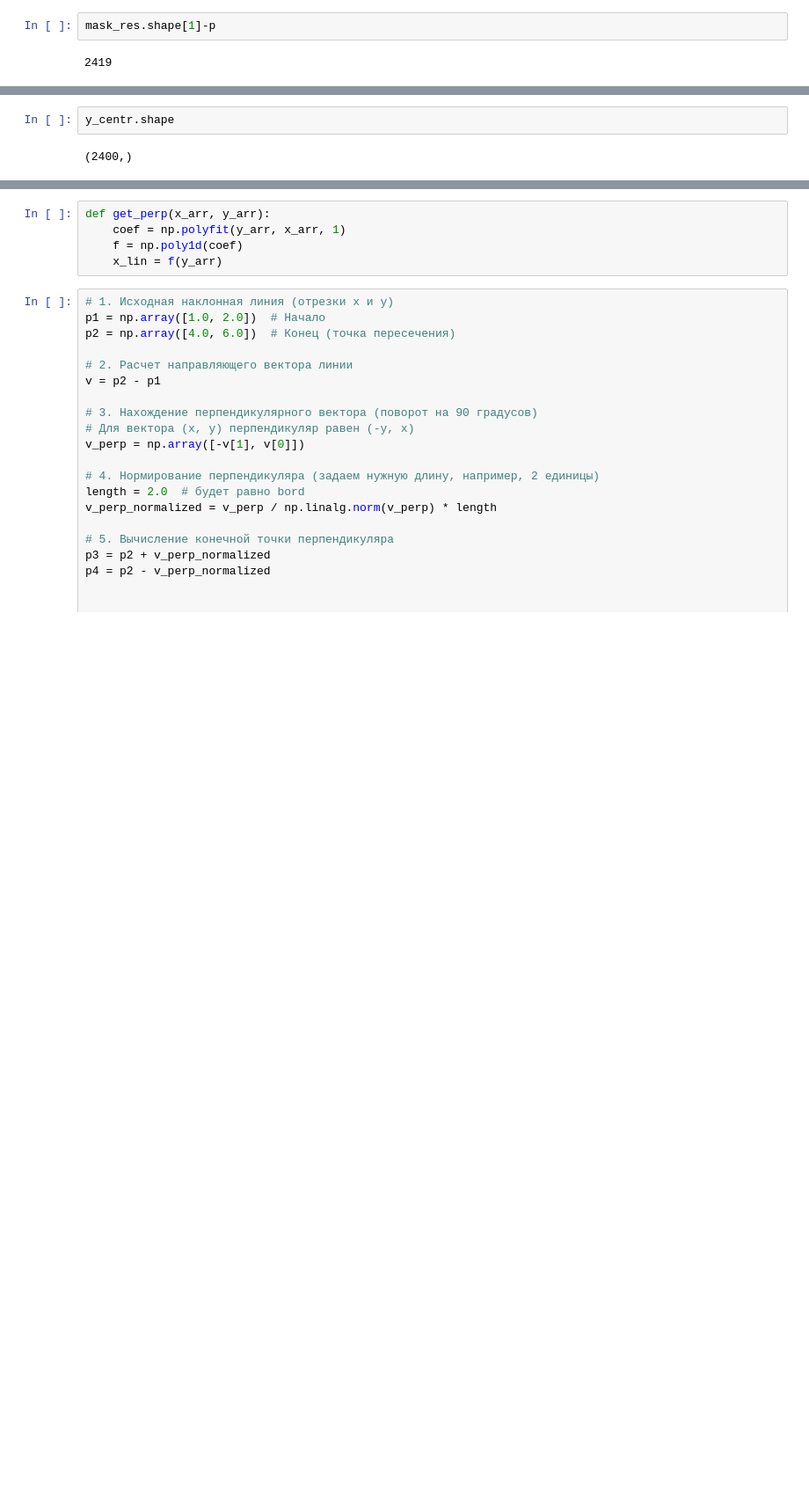
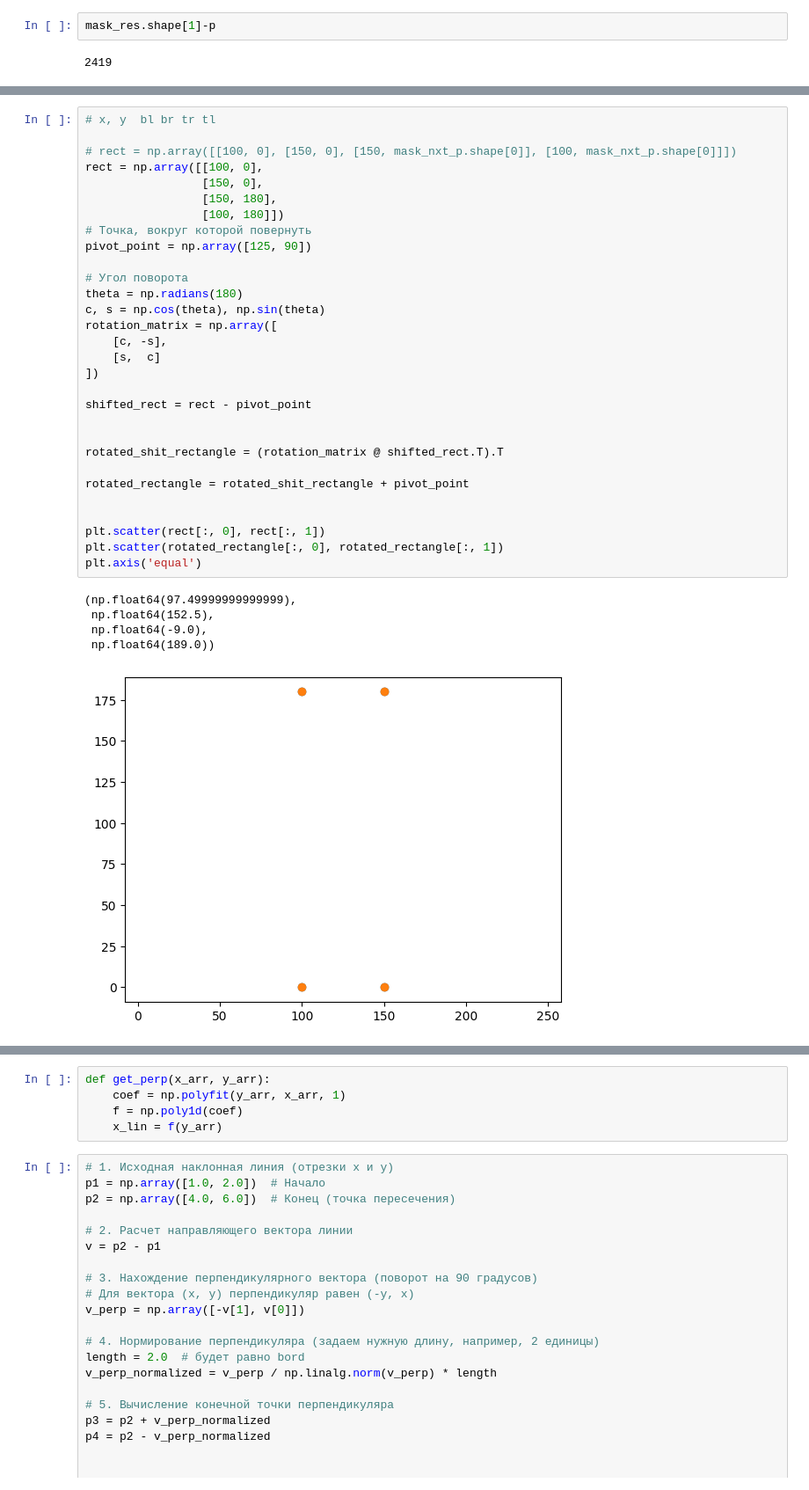
Before and after one commit to Andrudewt/perspective, a Jupyter notebook: main.ipynb, the cells around one changed output, grey strips where cells are left out. Shown at 88% size. Cells and saved outputs as stored; diff of their text form; blank space fills up the shorter version.

```diff
--- a/main.ipynb
+++ b/main.ipynb
@@ -421,4 +428,36 @@ plt.imshow(mask_res)
 # %%
-y_centr.shape
+# x, y  bl br tr tl
+
+# rect = np.array([[100, 0], [150, 0], [150, mask_nxt_p.shape[0]], [100, mask_nxt_p.shape[0]]])
+rect = np.array([[100, 0],
+                 [150, 0],
+                 [150, 180],
+                 [100, 180]])
+# Точка, вокруг которой повернуть
+pivot_point = np.array([125, 90])
+
+# Угол поворота
+theta = np.radians(180)
+c, s = np.cos(theta), np.sin(theta)
+rotation_matrix = np.array([
+    [c, -s],
+    [s,  c]
+])
+
+shifted_rect = rect - pivot_point
+
+
+rotated_shit_rectangle = (rotation_matrix @ shifted_rect.T).T
+
+rotated_rectangle = rotated_shit_rectangle + pivot_point
+
+
+plt.scatter(rect[:, 0], rect[:, 1])
+plt.scatter(rotated_rectangle[:, 0], rotated_rectangle[:, 1])
+plt.axis('equal')
 # %% [output]
-(2400,)
+(np.float64(97.49999999999999),
+ np.float64(152.5),
+ np.float64(-9.0),
+ np.float64(189.0))
+[figure, added]
```
Also changed, not shown: parts of 8 cells of this notebook.
